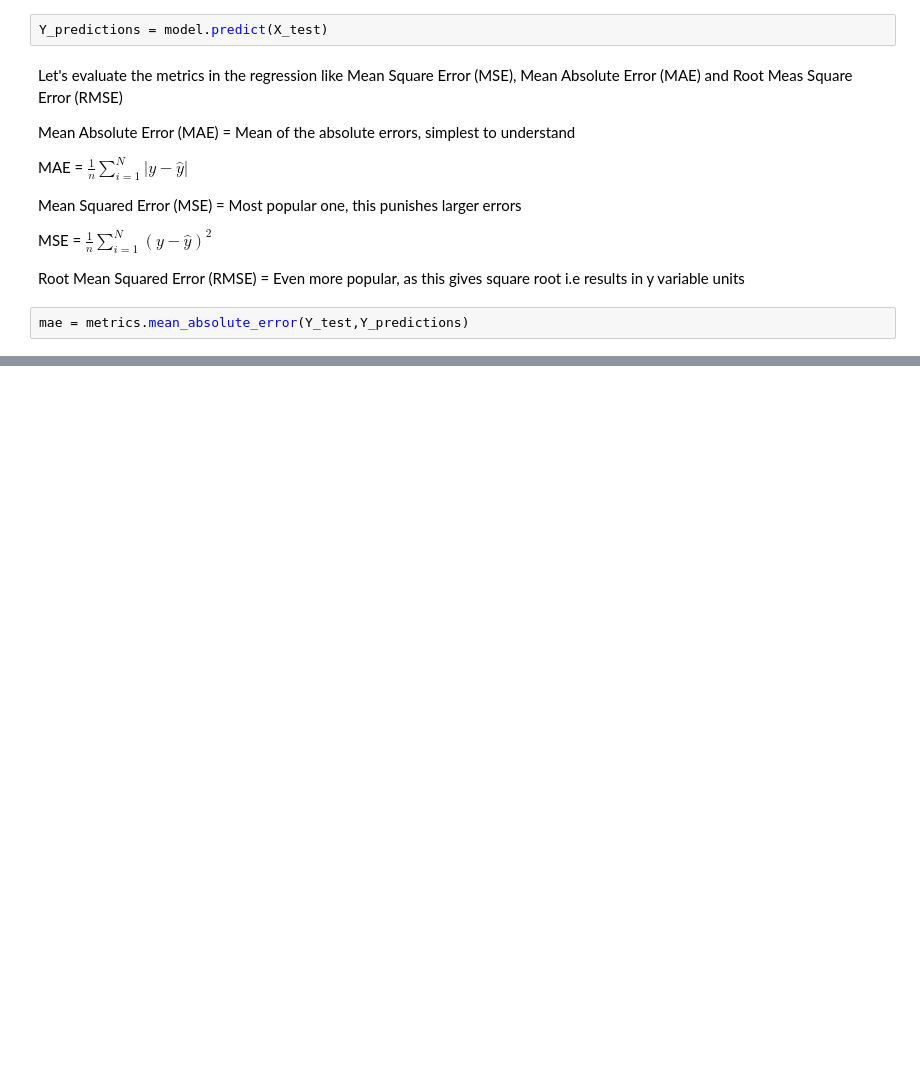
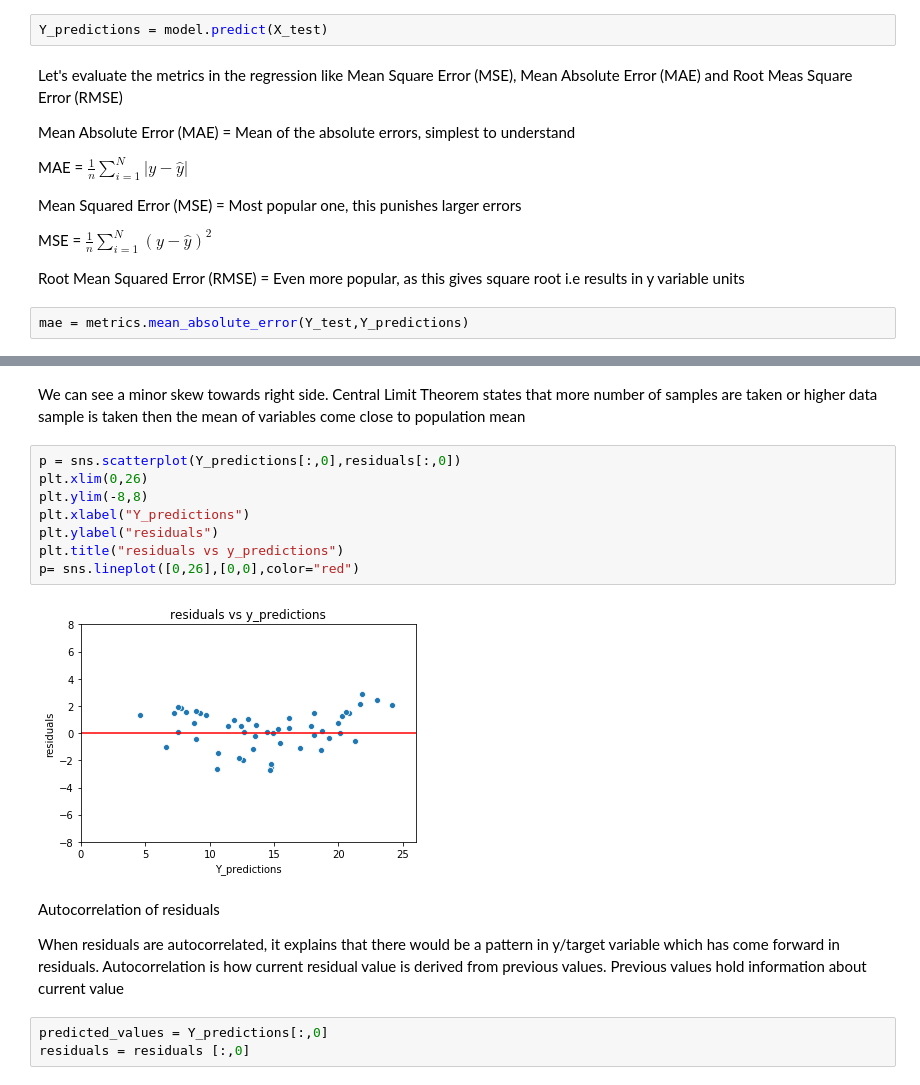
Before and after one commit to ssshahani/Exploratory-Analysis, a Jupyter notebook: Linear Regression.ipynb, the cells around one changed output, grey strips where cells are left out. Saved outputs shown, nothing was run; the diff lists cells and outputs as text; blank space fills up the shorter version.

```diff
--- a/Linear Regression.ipynb
+++ b/Linear Regression.ipynb
@@ -234,0 +289,23 @@ rmse
+# %% [markdown]
+We can see a minor skew towards right side. Central Limit Theorem states that
+more number of samples are taken or higher data sample is taken then the mean of variables come close to population mean
+# %%
+p = sns.scatterplot(Y_predictions[:,0],residuals[:,0])
+plt.xlim(0,26)
+plt.ylim(-8,8)
+plt.xlabel("Y_predictions")
+plt.ylabel("residuals")
+plt.title("residuals vs y_predictions")
+p= sns.lineplot([0,26],[0,0],color="red")
+# %% [output]
+[figure, added]
+# %% [markdown]
+Autocorrelation of residuals
+
+When residuals are autocorrelated, it explains
+that there would be a pattern in y/target variable which has come forward in residuals.
+Autocorrelation is how current residual value is derived from previous values.
+Previous values hold information about current value
+# %%
+predicted_values = Y_predictions[:,0]
+residuals = residuals [:,0]
```
Also changed, not shown: parts of 21 cells of this notebook.
